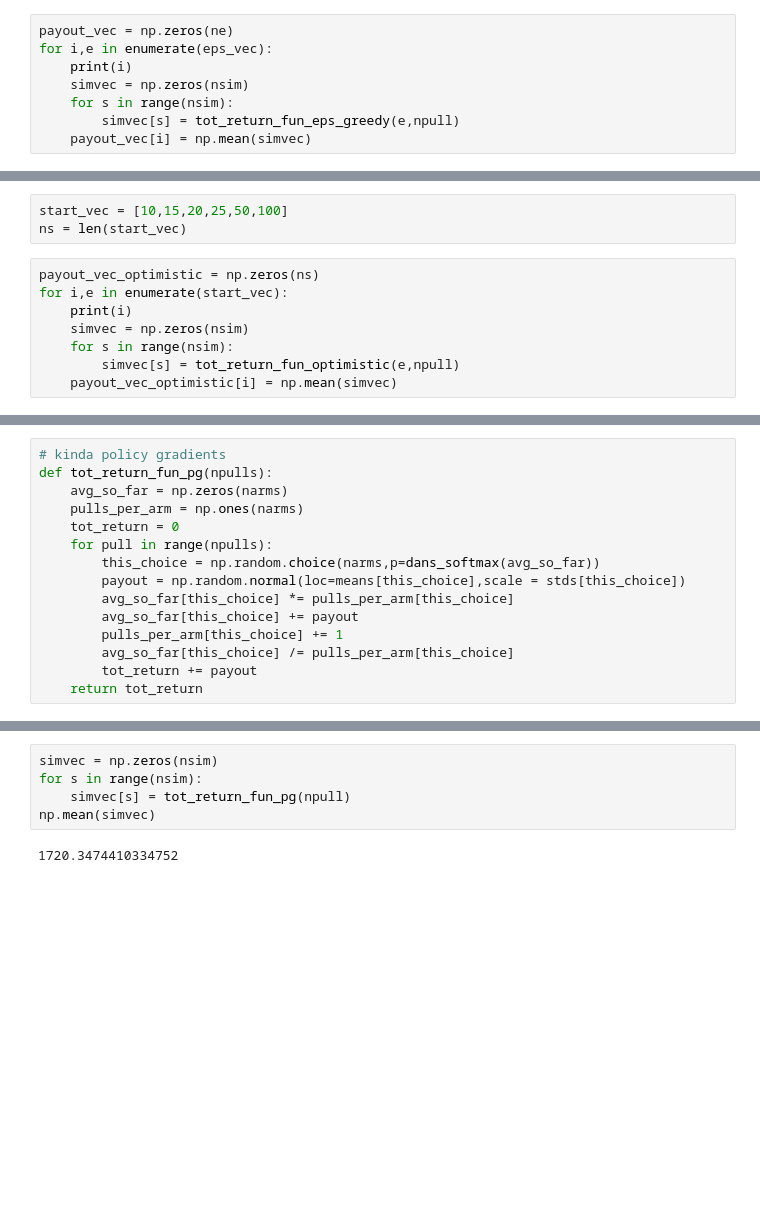
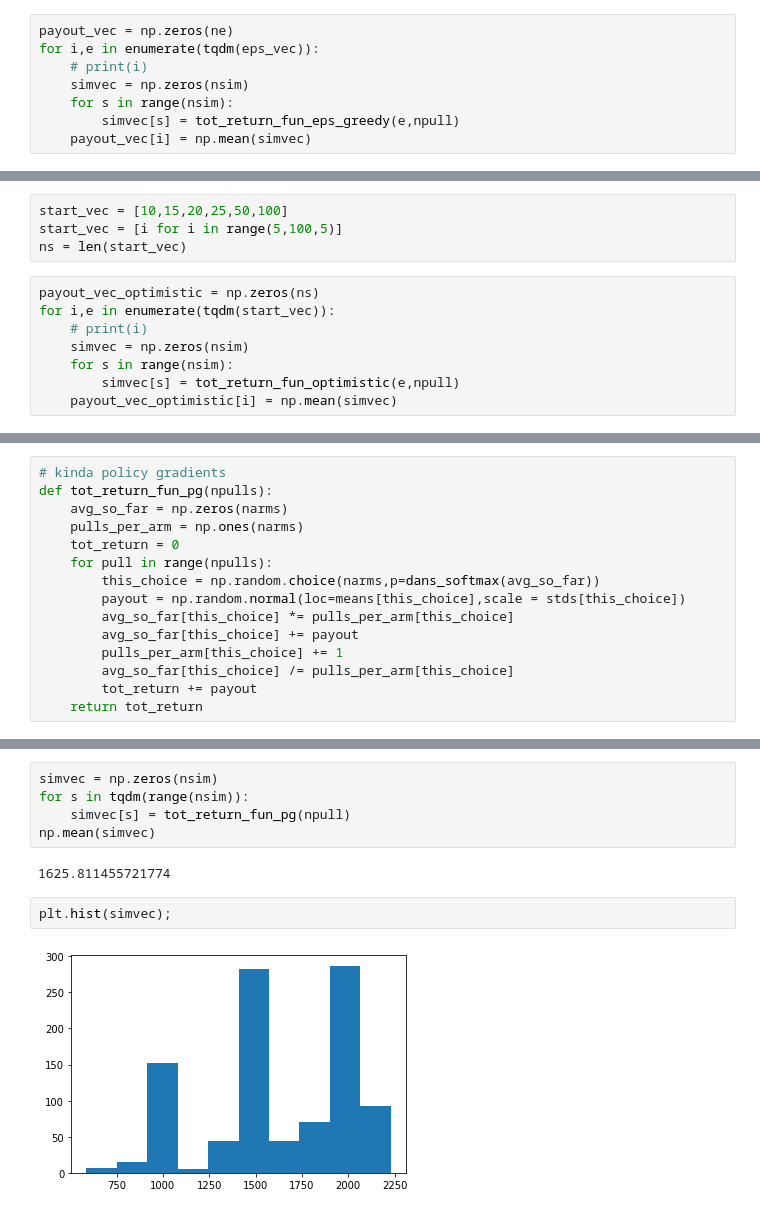
Before and after one commit to rohitashwachaks/advanced_optimisation, a Jupyter notebook: notebooks/topic2-sp3.ipynb, the cells around one changed output, grey strips where cells are left out. Drawn from its saved outputs; the diff is of its cells as text; blank space fills up the shorter version.

```diff
--- a/notebooks/topic2-sp3.ipynb
+++ b/notebooks/topic2-sp3.ipynb
@@ -55,8 +57,8 @@ ne = len(eps_vec)
 nsim = 1000
 # %%
 payout_vec = np.zeros(ne)
-for i,e in enumerate(eps_vec):
-    print(i)
+for i,e in enumerate(tqdm(eps_vec)):
+    # print(i)
     simvec = np.zeros(nsim)
     for s in range(nsim):
         simvec[s] = tot_return_fun_eps_greedy(e,npull)
@@ -85,10 +93,11 @@ tot_return_fun_optimistic(40,npull)
 # %%
 start_vec = [10,15,20,25,50,100]
+start_vec = [i for i in range(5,100,5)]
 ns = len(start_vec)
 # %%
 payout_vec_optimistic = np.zeros(ns)
-for i,e in enumerate(start_vec):
-    print(i)
+for i,e in enumerate(tqdm(start_vec)):
+    # print(i)
     simvec = np.zeros(nsim)
     for s in range(nsim):
         simvec[s] = tot_return_fun_optimistic(e,npull)
@@ -129,7 +142,11 @@ tot_return_fun_pg(500)
 # %%
 simvec = np.zeros(nsim)
-for s in range(nsim):
+for s in tqdm(range(nsim)):
     simvec[s] = tot_return_fun_pg(npull)
 np.mean(simvec)
 # %% [output]
-1720.3474410334752
+1625.811455721774
+# %%
+plt.hist(simvec);
+# %% [output]
+[figure, added]
```
Also changed, not shown: parts of 9 cells of this notebook.
